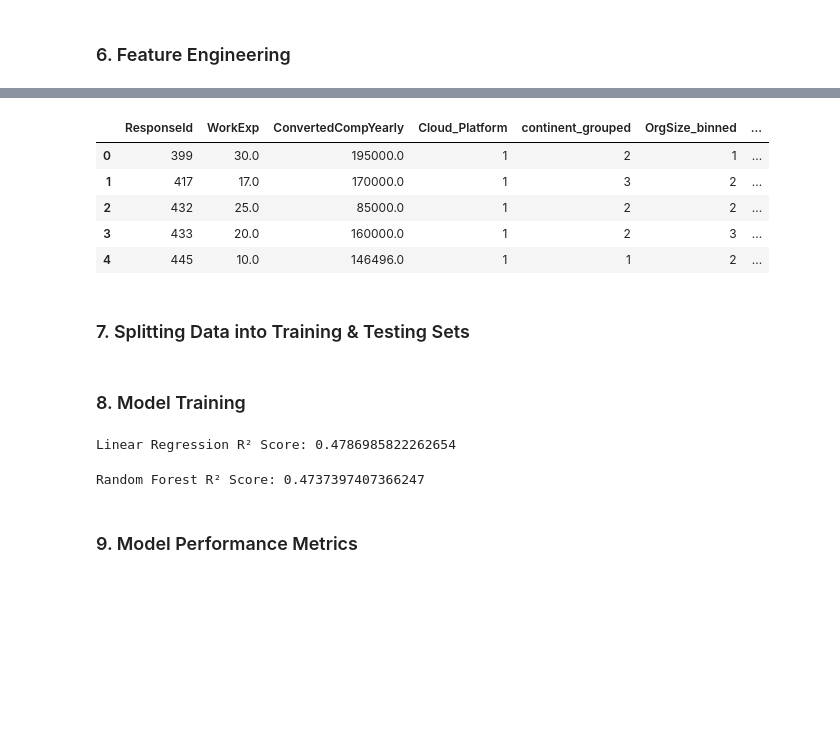
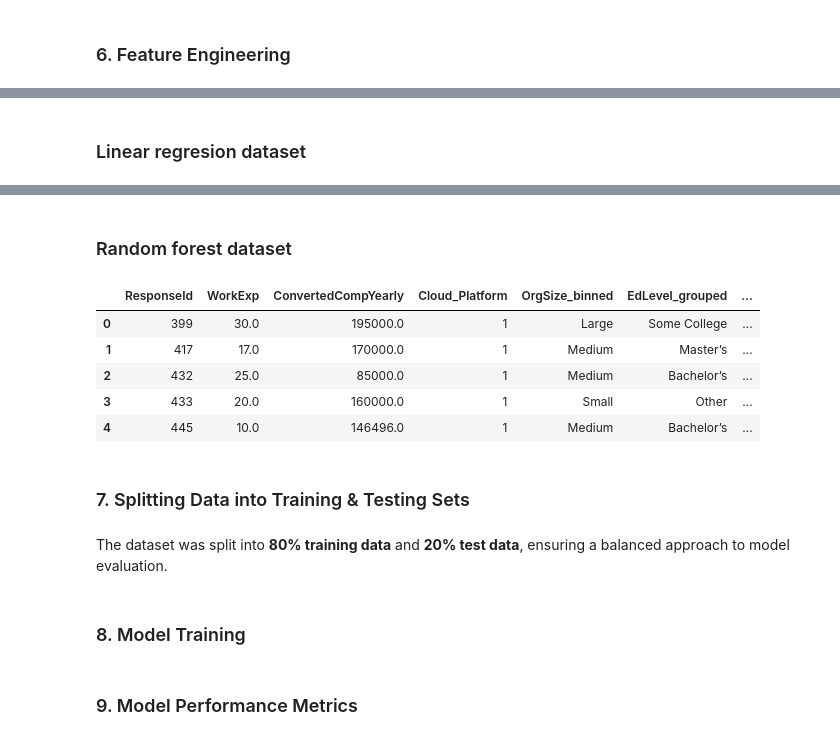
Before and after one commit to CaroBarros/udacity_project_data_science_blog, a Jupyter notebook: notebook/data_science_exercise.ipynb, the cells around one changed output, grey strips where cells are left out. Drawn from its saved outputs; the diff is of its cells as text; code cells hidden in the pictures; blank space fills up the shorter version.

```diff
--- a/notebook/data_science_exercise.ipynb
+++ b/notebook/data_science_exercise.ipynb
@@ -901,3 +888,5 @@ df_cleaned.head()
+# %% [markdown]
+### Linear regresion dataset
 # %%
 # List of categorical columns
 cat_features = ['continent_grouped', 'OrgSize_binned', 'EdLevel_grouped']
@@ -917,23 +906,26 @@ df_linear.head()  # Check transformed dataframe
 # Define features and target
 X_linear = df_linear.drop(columns=['ConvertedCompYearly','ResponseId'])
 y = df_linear['ConvertedCompYearly']
-# %%
-from sklearn.preprocessing import LabelEncoder
-# Copy original dataframe for Random Forest
-df_rf = df_cleaned.copy()
-
-# Apply Label Encoding
-le = LabelEncoder()
-for col in cat_features:
-    df_rf[col] = le.fit_transform(df_rf[col])
-
-df_rf.head()
-# %% [output]
-|  | ResponseId | WorkExp | ConvertedCompYearly | Cloud_Platform | continent_grouped | OrgSize_binned | ... |
-| 0 | 399 | 30.0 | 195000.0 | 1 | 2 | 1 | ... |
-| 1 | 417 | 17.0 | 170000.0 | 1 | 3 | 2 | ... |
-| 2 | 432 | 25.0 | 85000.0 | 1 | 2 | 2 | ... |
-| 3 | 433 | 20.0 | 160000.0 | 1 | 2 | 3 | ... |
-| 4 | 445 | 10.0 | 146496.0 | 1 | 1 | 2 | ... |
+# %% [markdown]
+### Random forest dataset
+# %%
+# Copy original dataframe for Random Forest
+df_rf = df_cleaned.copy()
+
+org_size_mapping = {'Small': 0, 'Medium': 1, 'Large': 2, 'Extra Large': 3}
+ed_level_mapping = {'Bachelor’s':2 , 'Master’s': 3, 'Some College': 1, 'Other': 0}
+
+df_rf['OrgSize_binned_encoded'] = df_rf['OrgSize_binned'].map(org_size_mapping)
+df_rf['EdLevel_grouped_encoded'] = df_rf['EdLevel_grouped'].map(ed_level_mapping)
+df_rf = pd.get_dummies(df_rf, columns=['continent_grouped'], drop_first=True)
+
+df_rf.head()
+# %% [output]
+|  | ResponseId | WorkExp | ConvertedCompYearly | Cloud_Platform | OrgSize_binned | EdLevel_grouped | ... |
+| 0 | 399 | 30.0 | 195000.0 | 1 | Large | Some College | ... |
+| 1 | 417 | 17.0 | 170000.0 | 1 | Medium | Master’s | ... |
+| 2 | 432 | 25.0 | 85000.0 | 1 | Medium | Bachelor’s | ... |
+| 3 | 433 | 20.0 | 160000.0 | 1 | Small | Other | ... |
+| 4 | 445 | 10.0 | 146496.0 | 1 | Medium | Bachelor’s | ... |
 # %%
 # Define features and target
@@ -941,3 +933,5 @@ X_rf = df_rf.drop(columns=['ConvertedCompYearly','ResponseId'])
 # %% [markdown]
 ### 7. Splitting Data into Training & Testing Sets
+# %% [markdown]
+The dataset was split into **80% training data** and **20% test data**, ensuring a balanced approach to model evaluation.
 # %%
@@ -953,9 +947,5 @@ X_train_rf, X_test_rf, y_train, y_test = train_test_split(X_rf, y, test_size=0.2
 lin_reg = LinearRegression()
 lin_reg.fit(X_train_linear, y_train)
 y_pred_lr = lin_reg.predict(X_test_linear)
-# %%
-print("Linear Regression R² Score:", lin_reg.score(X_test_linear, y_test))
-# %% [output]
-Linear Regression R² Score: 0.4786985822262654
 # %%
 # Random Forest Model
@@ -963,10 +953,5 @@ rf = RandomForestRegressor(n_estimators=100, max_depth=10, min_samples_split=5,
 rf.fit(X_train_rf, y_train)
 y_pred_rf = rf.predict(X_test_rf)
-# %%
-# Evaluate
-print("Random Forest R² Score:", rf.score(X_test_rf, y_test))
-# %% [output]
-Random Forest R² Score: 0.4737397407366247
 # %% [markdown]
 ### 9. Model Performance Metrics
 # %%
```
Also changed, not shown: parts of 22 cells of this notebook.
